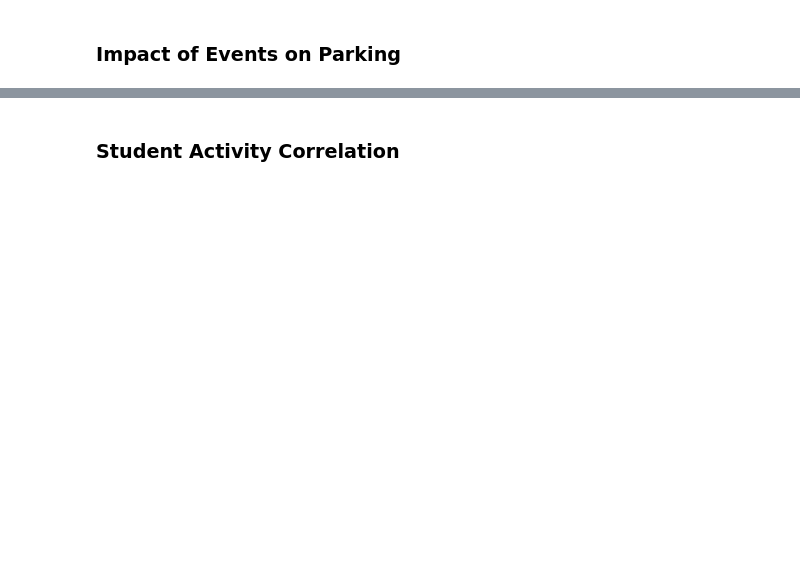
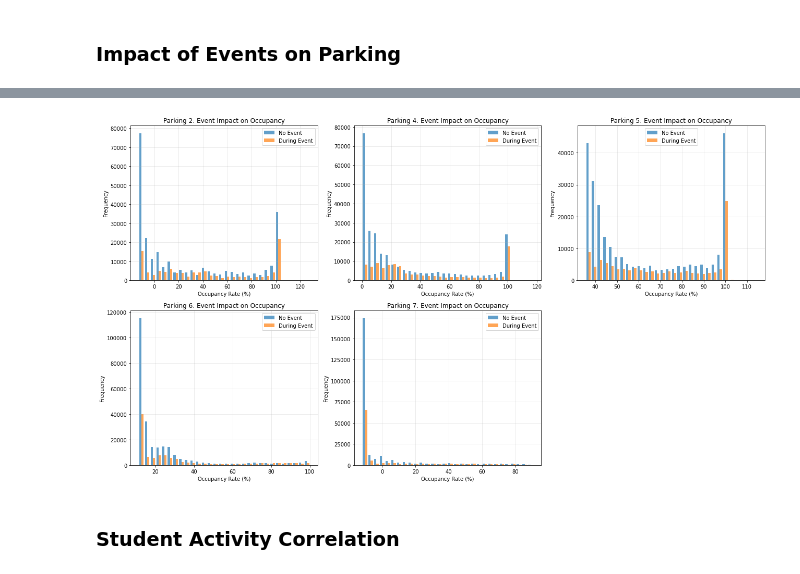
Before and after one commit to Solvro/ml-parking-forecasting, a Jupyter notebook: notebooks/eda/bartek_eda.ipynb, the cells around one changed output, grey strips where cells are left out. Drawn from its saved outputs; the diff is of its cells as text; code cells hidden in the pictures; blank space fills up the shorter version.

```diff
--- a/notebooks/eda/bartek_eda.ipynb
+++ b/notebooks/eda/bartek_eda.ipynb
@@ -342,24 +375,35 @@ print(f"Without events: {p_av_full[~p_av_full['has_event']]['occupancy_rate'].me
 # %%
 # Visualize impact of events by parking
-fig, axes = plt.subplots(2, 3, figsize=(18, 10))
+unique_parkings = sorted(p_av_full['parking_id'].unique())
+n_parkings = len(unique_parkings)
+
+# Create appropriate grid size
+n_cols = 3
+n_rows = (n_parkings + n_cols - 1) // n_cols  # Ceiling division
+fig, axes = plt.subplots(n_rows, n_cols, figsize=(18, 5 * n_rows))
 axes = axes.flatten()
 
-for idx, parking_id in enumerate(p_av_full['id'].unique()):
-    parking_data = p_av_full[p_av_full['id'] == parking_id]
+for idx, parking_id in enumerate(unique_parkings):
+    parking_data = p_av_full[p_av_full['parking_id'] == parking_id]
 
     event_data = parking_data[parking_data['has_event']]['occupancy_rate']
     no_event_data = parking_data[~parking_data['has_event']]['occupancy_rate']
 
     axes[idx].hist([no_event_data, event_data], bins=30, label=['No Event', 'During Event'], alpha=0.7)
     axes[idx].set_title(f'Parking {parking_id}: Event Impact on Occupancy')
     axes[idx].set_xlabel('Occupancy Rate (%)')
     axes[idx].set_ylabel('Frequency')
     axes[idx].legend()
     axes[idx].grid(True, alpha=0.3)
 
-axes[-1].axis('off')
+# Hide unused subplots
+for idx in range(n_parkings, len(axes)):
+    axes[idx].axis('off')
+
 plt.tight_layout()
 plt.show()
+# %% [output]
+[figure, added]
 # %% [markdown]
 ### Student Activity Correlation
 # %%
```
Also changed, not shown: parts of 7 cells of this notebook.
